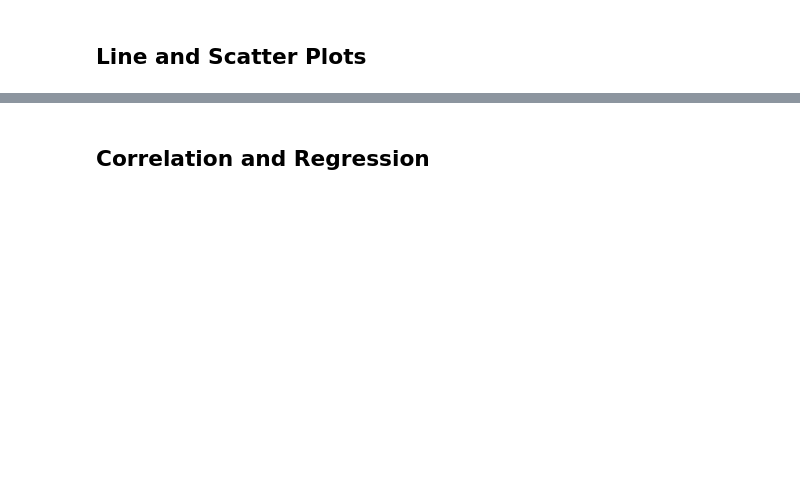
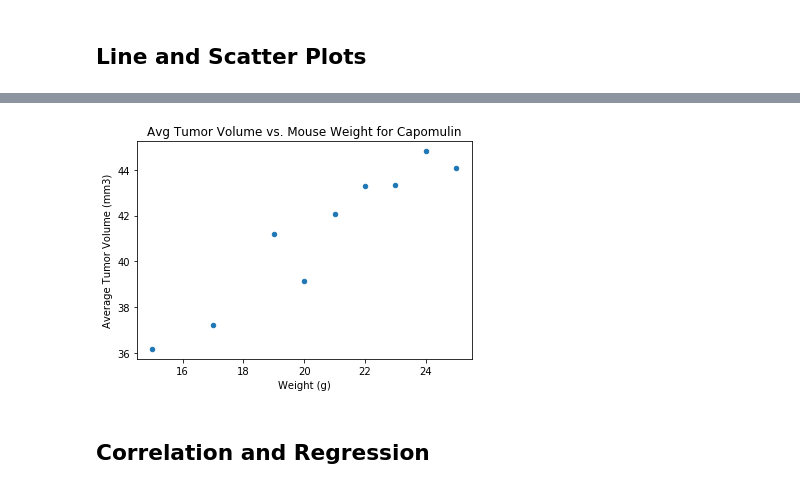
Before and after one commit to madhuvenkidusamy/matplotlib-hw, a Jupyter notebook: Pymaceuticals/pymaceuticals_solution.ipynb, the cells around one changed output, grey strips where cells are left out. Saved outputs shown, nothing was run; the diff lists cells and outputs as text; code cells hidden in the pictures; blank space fills up the shorter version.

```diff
--- a/Pymaceuticals/pymaceuticals_solution.ipynb
+++ b/Pymaceuticals/pymaceuticals_solution.ipynb
@@ -243,3 +268,16 @@ final_tumor_vol
+# %%
+# Generate a scatter plot of average tumor volume vs. mouse weight for the Capomulin regimen
+
+capomulin_scatter = df[df['Drug Regimen']=='Capomulin']
+
+capomulin_scatter = capomulin_scatter.groupby('Weight (g)')['Tumor Volume (mm3)'].mean().to_frame().reset_index()
+capomulin_scatter
+
+scatter = capomulin_scatter.plot(kind = 'scatter', x = "Weight (g)", y = 'Tumor Volume (mm3)', title = 'Avg Tumor Volume vs. Mouse Weight for Capomulin')
+plt.ylabel('Average Tumor Volume (mm3)')
+plt.show()
+# %% [output]
+[figure, added]
 # %% [markdown]
 ## Correlation and Regression
 # %%
```
Also changed, not shown: parts of 10 cells of this notebook.
